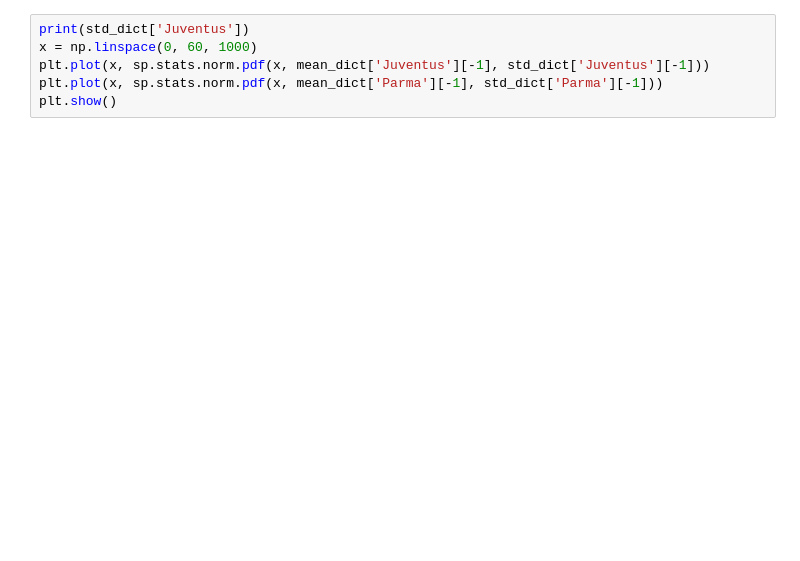
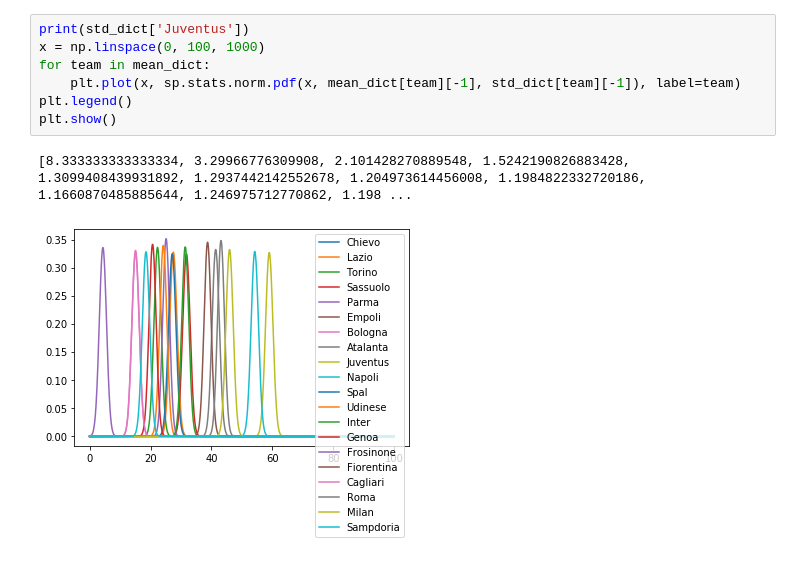
Before and after one commit to EysiW/matchmakingProject, a Jupyter notebook: main.ipynb, the cells around one changed output. Cells and saved outputs as stored; diff of their text form; blank space fills up the shorter version.

```diff
--- a/main.ipynb
+++ b/main.ipynb
@@ -190,6 +168,10 @@ KeyboardInterrupt:
 # %%
 print(std_dict['Juventus'])
-x = np.linspace(0, 60, 1000)
-plt.plot(x, sp.stats.norm.pdf(x, mean_dict['Juventus'][-1], std_dict['Juventus'][-1]))
-plt.plot(x, sp.stats.norm.pdf(x, mean_dict['Parma'][-1], std_dict['Parma'][-1]))
+x = np.linspace(0, 100, 1000)
+for team in mean_dict:
+    plt.plot(x, sp.stats.norm.pdf(x, mean_dict[team][-1], std_dict[team][-1]), label=team)
+plt.legend()
 plt.show()
+# %% [output]
+[8.333333333333334, 3.29966776309908, 2.101428270889548, 1.5242190826883428, 1.3099408439931892, 1.2937442142552678, 1.204973614456008, 1.1984822332720186, 1.1660870485885644, 1.246975712770862, 1.198 ...
+[figure, added]
```
Also changed, not shown: parts of 3 cells of this notebook.
